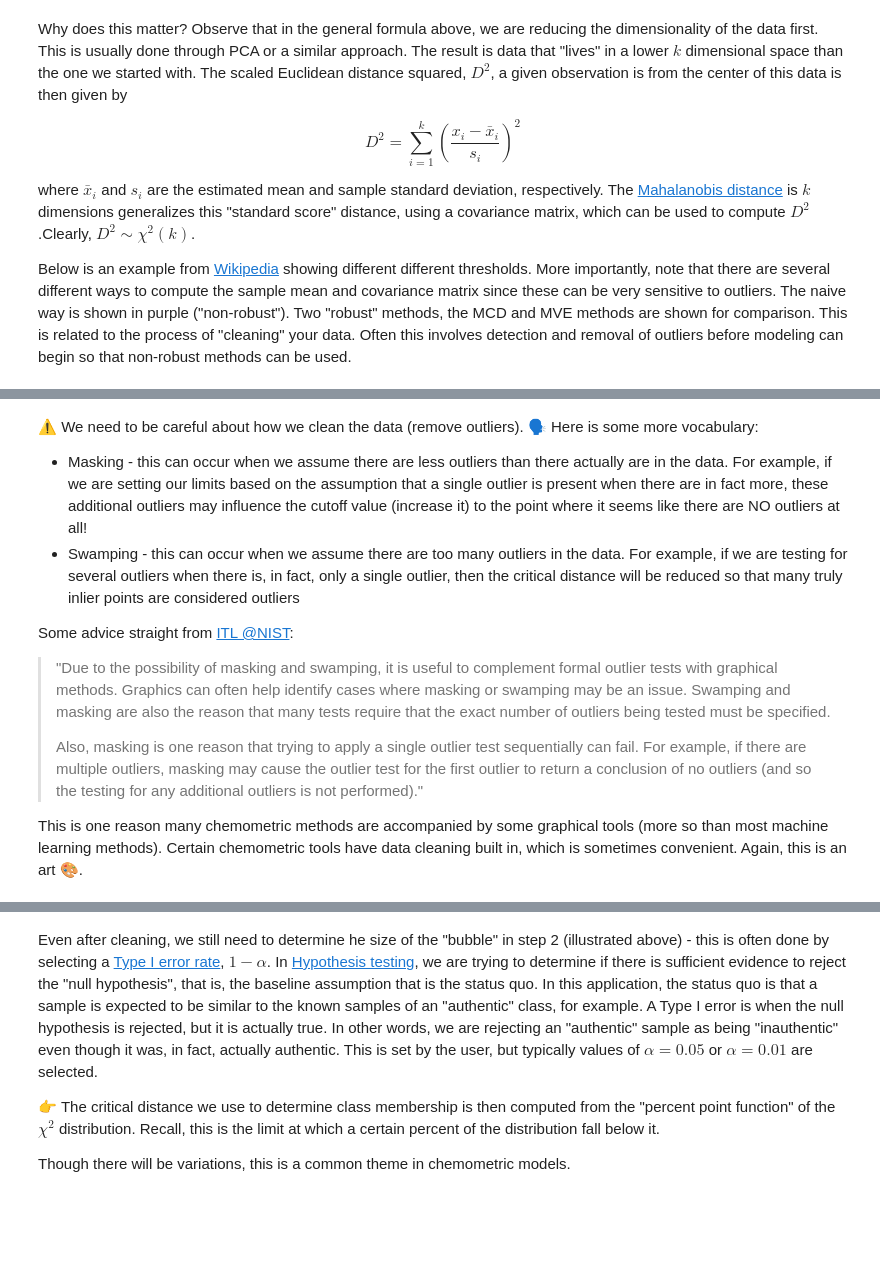
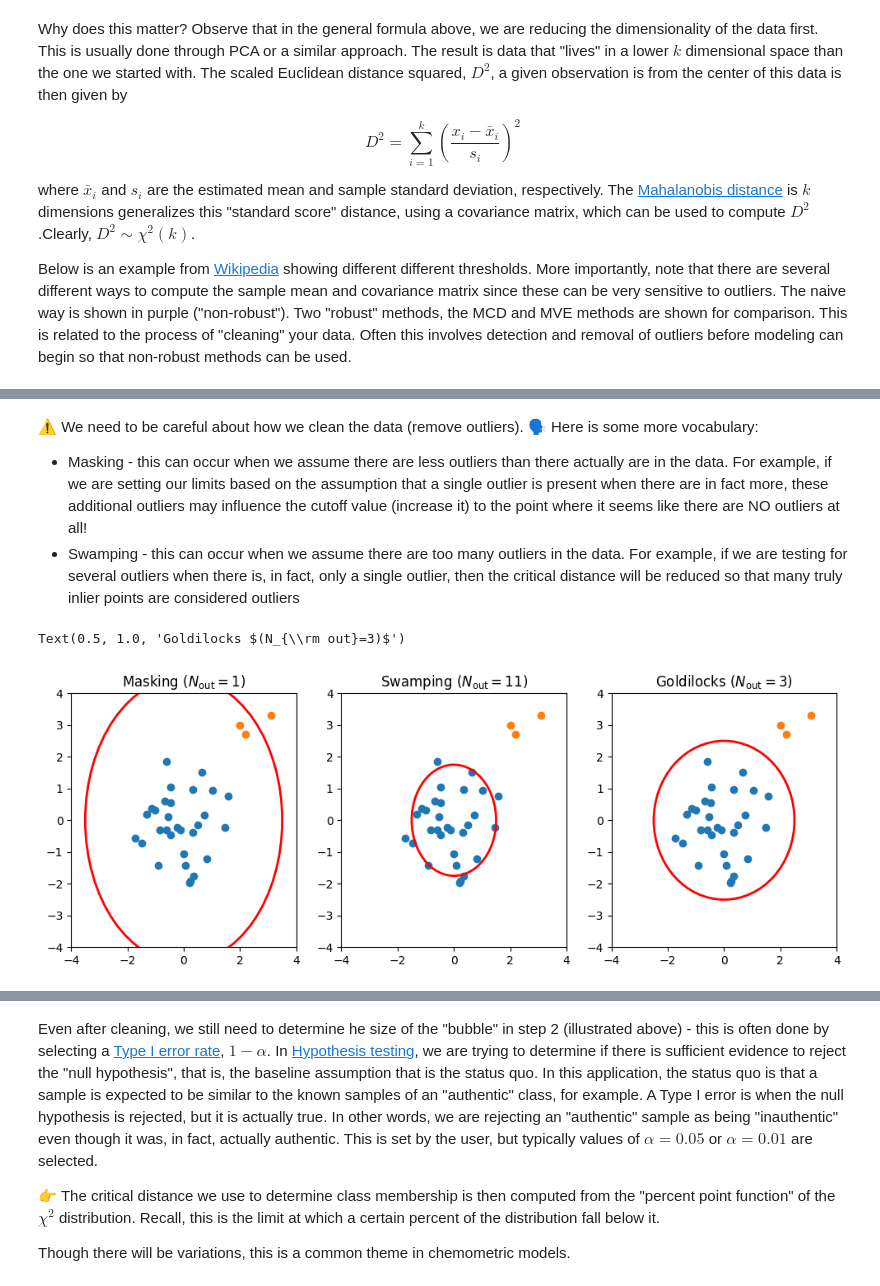
Before and after one commit to mahynski/chemometric-carpentry, a Jupyter notebook: notebooks/1.4_Statistics_Background.ipynb, the cells around one changed output, grey strips where cells are left out. Cells and saved outputs as stored; diff of their text form; code cells hidden in the pictures; blank space fills up the shorter version.

```diff
--- a/notebooks/1.4_Statistics_Background.ipynb
+++ b/notebooks/1.4_Statistics_Background.ipynb
@@ -113,10 +113,33 @@ Below is an example from [Wikipedia](https://en.wikipedia.org/wiki/Mahalanobis_d
 ⚠ We need to be careful about how we clean the data (remove outliers). 🗣 Here is some more vocabulary:
 * Masking - this can occur when we assume there are less outliers than there actually are in the data. For example, if we are setting our limits based on the assumption that a single outlier is present when there are in fact more, these additional outliers may influence the cutoff value (increase it) to the point where it seems like there are NO outliers at all!
 * Swamping - this can occur when we assume there are too many outliers in the data. For example, if we are testing for several outliers when there is, in fact, only a single outlier, then the critical distance will be reduced so that many truly inlier points are considered outliers
-
-Some advice straight from [ITL @NIST](https://www.itl.nist.gov/div898/handbook/eda/section3/eda35h.htm):
-> "Due to the possibility of masking and swamping, it is useful to complement formal outlier tests with graphical methods. Graphics can often help identify cases where masking or swamping may be an issue. Swamping and masking are also the reason that many tests require that the exact number of outliers being tested must be specified.
->
-> Also, masking is one reason that trying to apply a single outlier test sequentially can fail. For example, if there are multiple outliers, masking may cause the outlier test for the first outlier to return a conclusion of no outliers (and so the testing for any additional outliers is not performed)."
-
-This is one reason many chemometric methods are accompanied by some graphical tools (more so than most machine learning methods). Certain chemometric tools have data cleaning built in, which is sometimes convenient. Again, this is an art 🎨.
+# %%
+import numpy as np
+import matplotlib.pyplot as plt
+from matplotlib.patches import Ellipse
+
+fig, axes = plt.subplots(nrows=1, ncols=3, figsize=(12,4))
+np.random.seed(42)
+
+x = np.random.normal(size=60).reshape(30,2)
+x_out = np.array([[2, 3], [2.2, 2.7], [3.1, 3.3]])
+
+for ax in axes:
+  ax.scatter(x[:,0], x[:,1])
+  ax.scatter(x_out[:,0], x_out[:,1])
+  ax.set_xlim(-4, 4)
+  ax.set_ylim(-4, 4)
+
+ellipse = Ellipse(xy=(0, 0), width=7, height=9, edgecolor='r', fc='None', lw=2)
+axes[0].add_patch(ellipse)
+ellipse = Ellipse(xy=(0, 0), width=3, height=3.5, edgecolor='r', fc='None', lw=2)
+axes[1].add_patch(ellipse)
+ellipse = Ellipse(xy=(0, 0), width=5, height=5, edgecolor='r', fc='None', lw=2)
+axes[2].add_patch(ellipse)
+
+axes[0].set_title('Masking '+r'$(N_{\rm out}=1)$')
+axes[1].set_title('Swamping '+r'$(N_{\rm out}=11)$')
+_ = axes[2].set_title('Goldilocks ' +r'$(N_{\rm out}=3)$')
+# %% [output]
+Text(0.5, 1.0, 'Goldilocks $(N_{\\rm out}=3)$')
+[figure, added]
```
Also changed, not shown: parts of 7 cells of this notebook.
